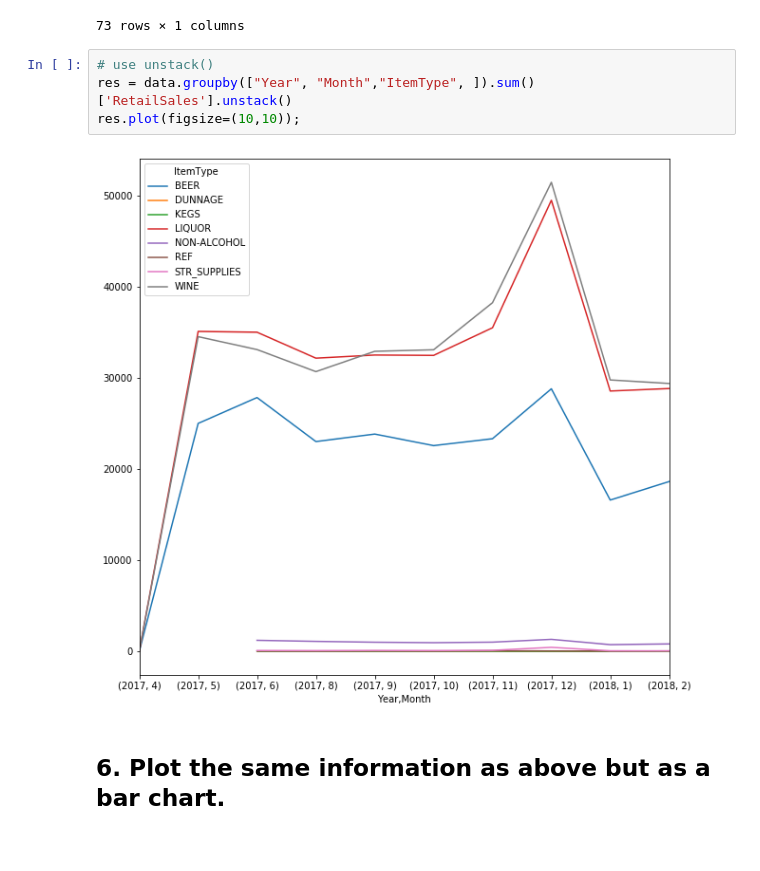
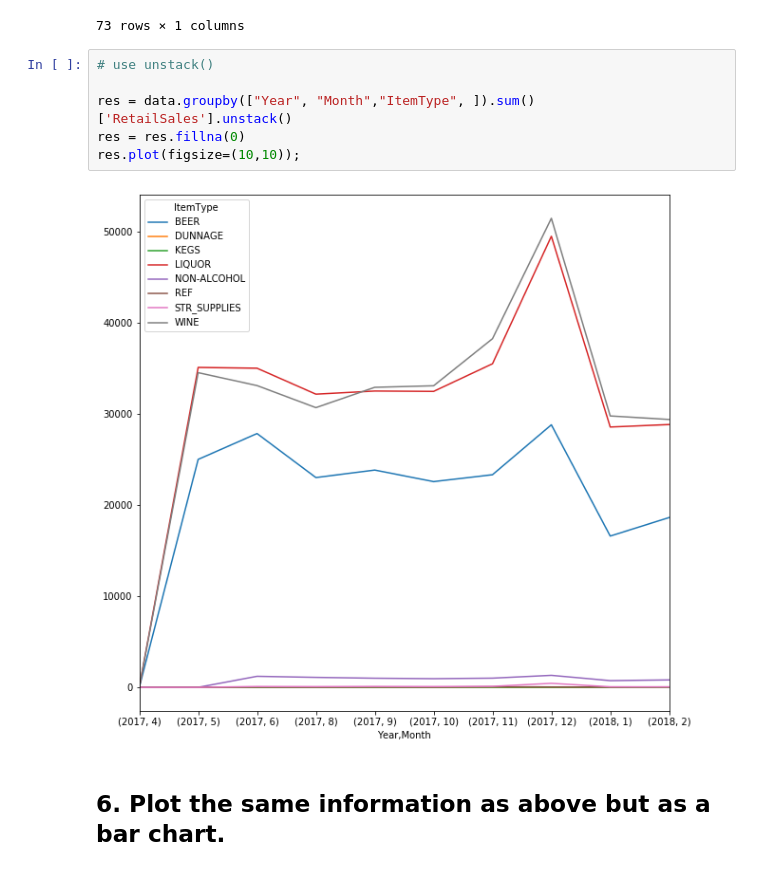
Before and after one commit to ironhack-datalabs/datamad0120, a Jupyter notebook: module-2/lab-plotting-multiple-data-series/your-code/main.ipynb, the cells around one changed output. Cells and saved outputs as stored; diff of their text form.

```diff
--- a/module-2/lab-plotting-multiple-data-series/your-code/main.ipynb
+++ b/module-2/lab-plotting-multiple-data-series/your-code/main.ipynb
@@ -141,10 +141,12 @@ display(res_1)
 73 rows × 1 columns
 # %%
 # use unstack()
+
 res = data.groupby(["Year", "Month","ItemType", ]).sum()['RetailSales'].unstack()
+res = res.fillna(0)
 res.plot(figsize=(10,10));
 # %% [output]
-[figure, old version]
+[figure, new version]
 # %% [markdown]
 ## 6. Plot the same information as above but as a bar chart.
 # %%
```
